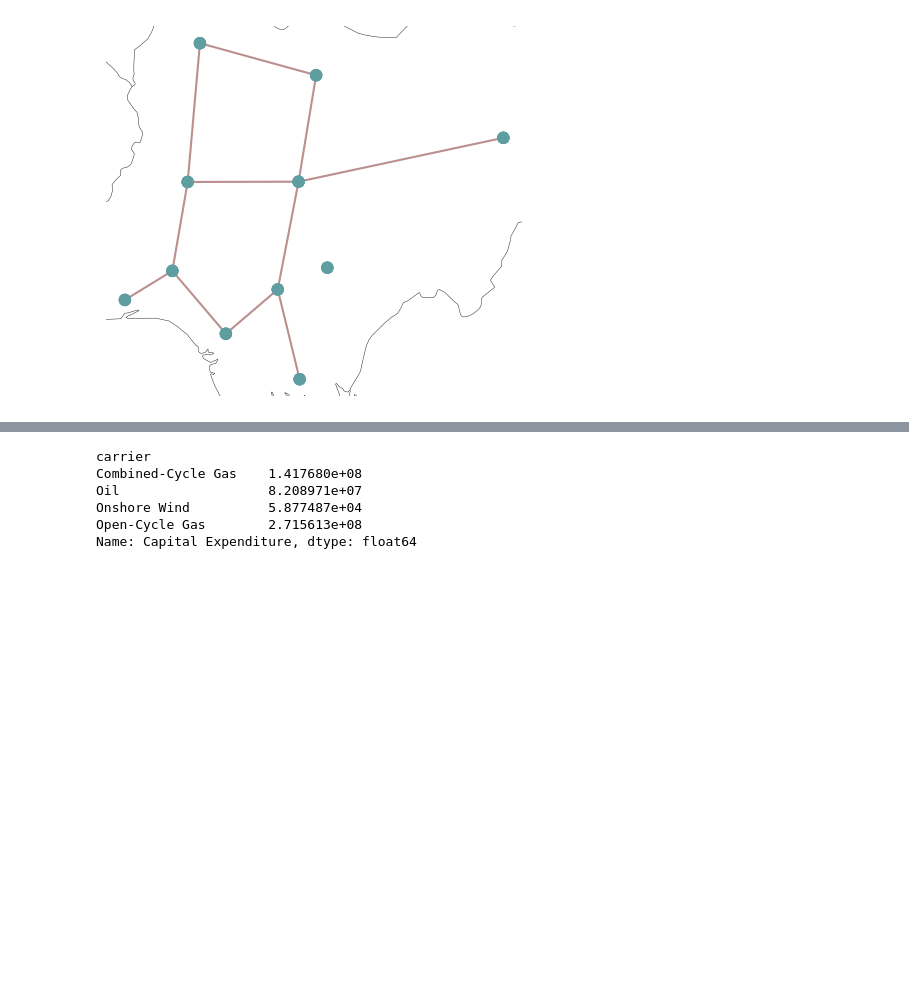
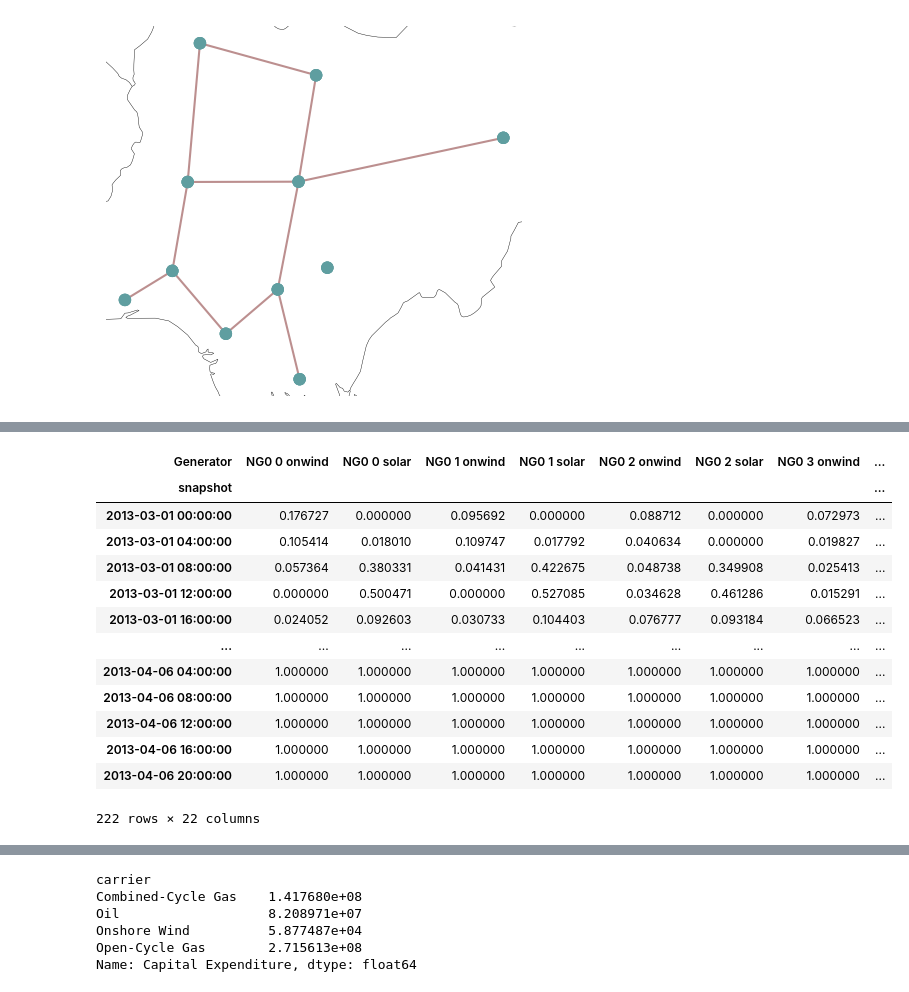
Before and after one commit to drifter089/streamlit_vis, a Jupyter notebook: ng_nb.ipynb, the cells around one changed output, grey strips where cells are left out. Cells and saved outputs as stored; diff of their text form; code cells hidden in the pictures; blank space fills up the shorter version.

```diff
--- a/ng_nb.ipynb
+++ b/ng_nb.ipynb
@@ -56,3 +80,20 @@ n1.statistics()
 | StorageUnit | Reservoir & Dam | NaN | 0.000000e+00 | 0.000000 | 1.905414e+03 | 0.000000e+00 | ... |
 | Store | Battery Storage | NaN | 0.000000e+00 | NaN | 0.000000e+00 | 0.000000e+00 | ... |
 |  | Hydrogen Storage | NaN | 0.000000e+00 | NaN | 0.000000e+00 | 0.000000e+00 | ... |
+# %%
+n1.generators_t.p_max_pu
+# %% [output]
+| Generator | NG0 0 onwind | NG0 0 solar | NG0 1 onwind | NG0 1 solar | NG0 2 onwind | NG0 2 solar | NG0 3 onwind | ... |
+| snapshot |  |  |  |  |  |  |  | ... |
+| 2013-03-01 00:00:00 | 0.176727 | 0.000000 | 0.095692 | 0.000000 | 0.088712 | 0.000000 | 0.072973 | ... |
+| 2013-03-01 04:00:00 | 0.105414 | 0.018010 | 0.109747 | 0.017792 | 0.040634 | 0.000000 | 0.019827 | ... |
+| 2013-03-01 08:00:00 | 0.057364 | 0.380331 | 0.041431 | 0.422675 | 0.048738 | 0.349908 | 0.025413 | ... |
+| 2013-03-01 12:00:00 | 0.000000 | 0.500471 | 0.000000 | 0.527085 | 0.034628 | 0.461286 | 0.015291 | ... |
+| 2013-03-01 16:00:00 | 0.024052 | 0.092603 | 0.030733 | 0.104403 | 0.076777 | 0.093184 | 0.066523 | ... |
+| ... | ... | ... | ... | ... | ... | ... | ... | ... |
+| 2013-04-06 04:00:00 | 1.000000 | 1.000000 | 1.000000 | 1.000000 | 1.000000 | 1.000000 | 1.000000 | ... |
+| 2013-04-06 08:00:00 | 1.000000 | 1.000000 | 1.000000 | 1.000000 | 1.000000 | 1.000000 | 1.000000 | ... |
+| 2013-04-06 12:00:00 | 1.000000 | 1.000000 | 1.000000 | 1.000000 | 1.000000 | 1.000000 | 1.000000 | ... |
+| 2013-04-06 16:00:00 | 1.000000 | 1.000000 | 1.000000 | 1.000000 | 1.000000 | 1.000000 | 1.000000 | ... |
+| 2013-04-06 20:00:00 | 1.000000 | 1.000000 | 1.000000 | 1.000000 | 1.000000 | 1.000000 | 1.000000 | ... |
+222 rows × 22 columns
```
Also changed, not shown: parts of 11 cells of this notebook, 4 other files.
